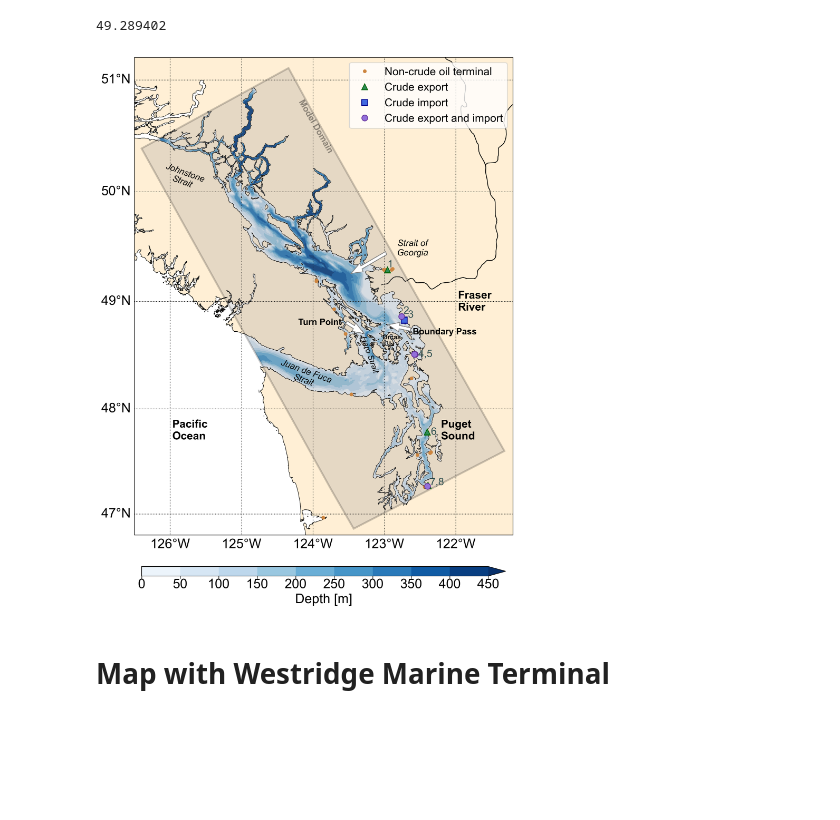
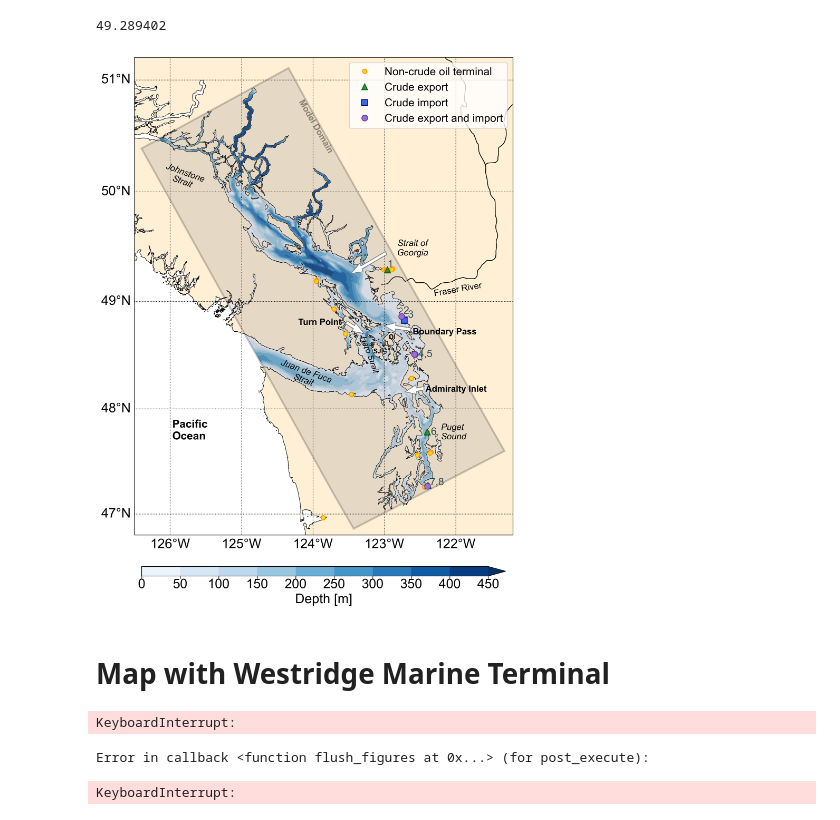
Before and after one commit to MIDOSS/analysis-rachael, a Jupyter notebook: notebooks/JGR/Figure1_DomainMap.ipynb, the cells around one changed output. Drawn from its saved outputs; the diff is of its cells as text; code cells hidden in the pictures; blank space fills up the shorter version.

Commit message:
Fig1: Adjusted markers and added more labels

```diff
--- a/notebooks/JGR/Figure1_DomainMap.ipynb
+++ b/notebooks/JGR/Figure1_DomainMap.ipynb
@@ -212,16 +212,17 @@ if graphics_size=='large':
     annotations_coarse = [
         {'name': 'Model Domain'        , 'xy': (0.43, 0.80), 'f':12, 'r':-60,     'fs':'normal', 'wt': 'bold', 'arrow': None, 'ha':'left','alpha':0.4},
         {'name': 'Pacific\nOcean'      , 'xy': (0.100, 0.20), 'f':15, 'r':0,      'fs':'normal', 'wt': 'bold', 'arrow': None, 'ha':'left','alpha':None},
-        {'name': 'Puget\nSound'        , 'xy': (0.81, 0.20), 'f':15, 'r':0,       'fs':'normal', 'wt': 'bold', 'arrow': None, 'ha':'left','alpha':None},
-        {'name': 'Orcas\nIs'           , 'xy': (0.68, 0.395), 'f':9, 'r': 0,     'fs':'normal', 'wt': 'bold', 'arrow': None, 'ha':'center','alpha':None},
+        {'name': 'Puget\nSound'        , 'xy': (0.81, 0.20), 'f':12, 'r':0,       'fs':'italic', 'wt': 'normal', 'arrow': None, 'ha':'left','alpha':None},
+        {'name': 'OI'                  , 'xy': (0.68, 0.41), 'f':9, 'r': 0,     'fs':'normal', 'wt': 'bold', 'arrow': None, 'ha':'center','alpha':None},
+        {'name': 'SJI'                 , 'xy': (0.644, 0.38), 'f':9, 'r': 0,     'fs':'normal', 'wt': 'bold', 'arrow': None, 'ha':'center','alpha':None},
         {'name': 'Juan de Fuca\nStrait', 'xy': (0.45, 0.30), 'f':12, 'r': -20,   'fs':'italic', 'wt': 'normal', 'arrow': None, 'ha':'center','alpha':None},
         {'name': 'Haro Strait'         , 'xy': (0.62, 0.34), 'f':11, 'r': -70,   'fs':'italic', 'wt': 'normal', 'arrow': None, 'ha':'center','alpha':None},
         {'name': 'Johnstone\nStrait'   , 'xy': (0.13, 0.72),'f':12,  'r': -20,   'fs':'italic', 'wt': 'normal', 'arrow': None, 'ha':'center','alpha':None},
-        {'name': 'Fraser\nRiver'       , 'xy': (0.855, 0.470), 'f':15, 'r': 0,  'fs':'normal', 'wt': 'bold', 'arrow': None, 'ha':'left','alpha':None},
-        {'name': 'Boundary Pass'       , 'xy': (0.82, 0.42), 'f':12, 'r': 0,    'fs':'normal', 'wt': 'bold', 'arrow': (0.73, 0.43,  -0.03,  0.005), 'ha':'center','alpha':None},
+        {'name': 'Fraser River'        , 'xy': (0.79, 0.50), 'f':12, 'r': 10,  'fs':'normal', 'wt': 'normal', 'arrow': None, 'ha':'left','alpha':None},
+        {'name': 'Boundary Pass'       , 'xy': (0.82, 0.42), 'f':12, 'r': 0,    'fs':'normal', 'wt': 'bold', 'arrow': (0.73, 0.43,  -0.04,  0.0045), 'ha':'center','alpha':None},
+        #{'name': 'Boundary Pass'       , 'xy': (0.82, 0.42), 'f':12, 'r': 0,    'fs':'normal', 'wt': 'bold', 'arrow': (0.82-11, 0.42+18,  -0.03,  0.005), 'ha':'center','alpha':None},
+        {'name': 'Admiralty Inlet'     , 'xy': (0.85, 0.3), 'f':12, 'r': 0,    'fs':'normal', 'wt': 'bold', 'arrow': (0.765, 0.307,  -0.02,  -0.003), 'ha':'center','alpha':None},
         {'name': 'Turn Point'          , 'xy': (0.49, 0.44), 'f':12, 'r': 0,    'fs':'normal', 'wt': 'bold', 'arrow': (0.56, 0.445,  0.02,  -0.01),'ha':'center','alpha':None},
-        #{'name': 'Boundary Pass'       , 'xy': (0.800, 0.42), 'f':12, 'r':   0, 'fs':'italic', 'wt': 'normal', 'arrow': (0.75, 0.44,  -0.03,  0.0), 'ha':'center','alpha':None},
-        #{'name': 'Boundary Pass'       , 'xy': (0.800, 0.38), 'f':12, 'r':   0, 'fs':'italic', 'wt': 'normal', 'arrow': (0.8, 0.4,  -0.03,  0.0), 'ha':'center','alpha':None},
         {'name': 'Strait of\nGeorgia'  , 'xy': (0.735, 0.585), 'f':12, 'r':   0, 'fs':'italic', 'wt': 'normal', 'arrow': (0.665, 0.59,  -0.065,  -0.03), 'ha':'center','alpha':None},
     ]
     annotations_fine = [
@@ -288,8 +289,9 @@ ax.plot(
     pandas.concat([facdf['wa'].DockLongNumber,facdf['bc'].Longitude[0:10]]) ,
     pandas.concat([facdf['wa'].DockLatNumber,facdf['bc'].Latitude[0:10]]) ,
     'o',
-    color='peru',
-    markersize=4,
+    color='gold',
+    markeredgecolor='darkorange',
+    markersize=6,
     label="Non-crude oil terminal",
     transform=proj_ref
 )
@@ -355,34 +357,34 @@ for ann in annotations_coarse:
         ax.text(*ann['xy'], ann['name'],
                 transform=ax.transAxes,
                 rotation=ann['r'],
                 fontsize=ann['f'],
                 fontdict={'weight': ann['wt'], 'color': 'k'},
                 ha=ann['ha'],
                 alpha=ann['alpha']
                )
     else:
         ax.text(*ann['xy'], ann['name'],
                 transform=ax.transAxes,
                 rotation=ann['r'],
                 fontsize=ann['f'],
                 style=ann['fs'],
                 fontdict={'weight': ann['wt'], 'color': 'k'},
                 ha=ann['ha']
                )
     if ann['arrow'] is not None:
         ax.arrow(*ann['arrow'], width=0.007, head_width=0.02, edgecolor='grey', facecolor='white', transform=ax.transAxes, zorder=10)
 
 # Colorbar
 cax = fig.add_axes([0.135, 0.06, 0.23, 0.015])
 fig.colorbar(c, cax=cax, orientation='horizontal', label='Depth [m]')
 
 # save figure
 if custom_dpi>=600:
     plt.savefig(graphics_dir/'Figure1_SSC_model_domain.png')
 else:
     plt.savefig(graphics_dir/'Figure1_SSC_model_domain_small.png')
 # %% [output]
-[figure, old version]
+[figure, new version]
 # %% [markdown]
 # Map with Westridge Marine Terminal
 # %%
@@ -467,3 +469,7 @@ if custom_dpi>=600:
     plt.savefig(graphics_dir/'Figure1_SSC_model_domain.png')
 else:
     plt.savefig(graphics_dir/'Figure1_SSC_model_domain_small.png')
+# %% [output]
+KeyboardInterrupt:
+Error in callback <function flush_figures at 0x...> (for post_execute):
+KeyboardInterrupt:
```
